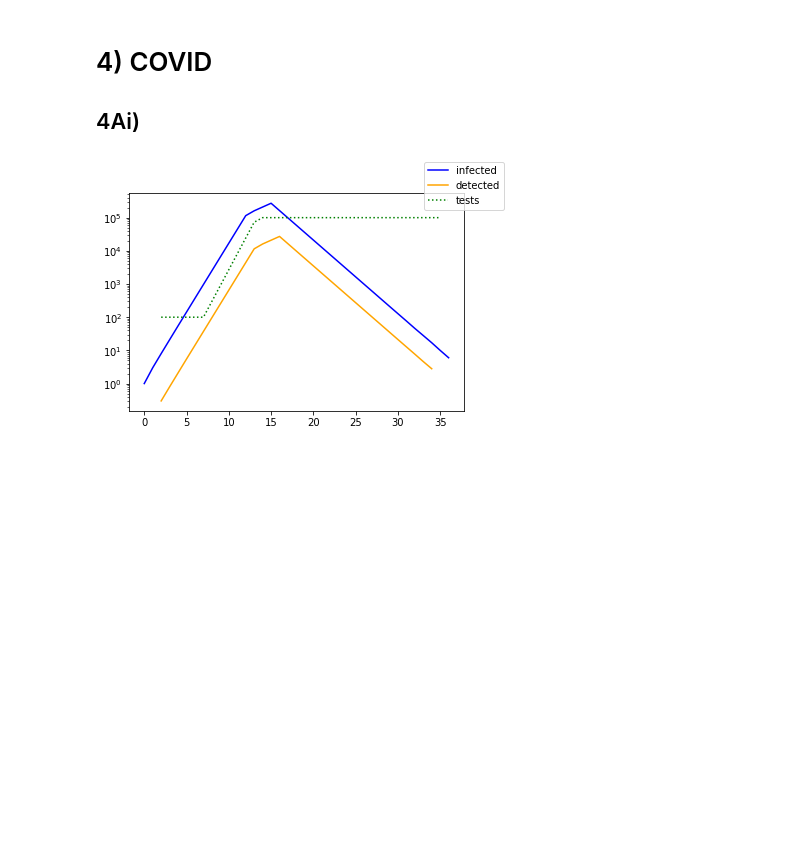
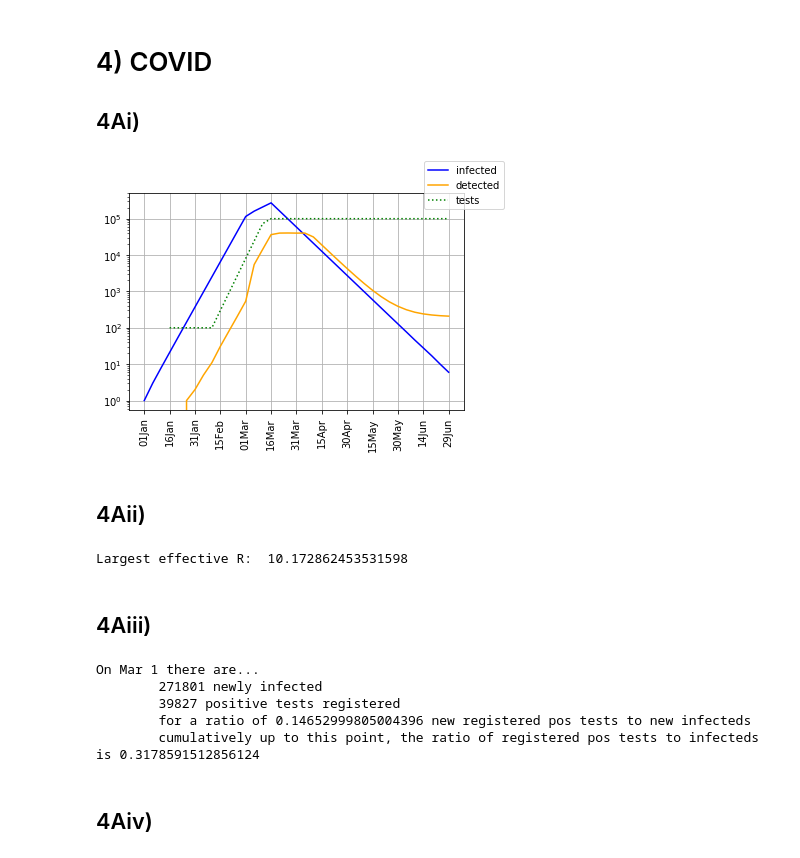
Before and after one commit to emtseng/sp20-info6010, a Jupyter notebook: s4.ipynb, the cells around one changed output. Cells and saved outputs as stored; diff of their text form; code cells hidden in the pictures; blank space fills up the shorter version.

```diff
--- a/s4.ipynb
+++ b/s4.ipynb
@@ -529,16 +593,64 @@ def simulate_4(R, tests, test_likelihood):
+# %%
+params = {
+    'severe': .1,
+    'mild': .6,
+    'asymp': .4,
+    'uninfected_sev': .001,
+    'uninfected_mild': .025,
+    'tests_rationed': 0.75,
+    'tests_ondemand': 0.25,
+    'sev_seek_tests': 1,
+    'mild_seek_tests': .5,
+    'asymp_seek_tests': .02,
+    'fpr': .002,
+    'fnr': .2,
+}
+# %%
+infected, detected = simulate_4(R1, tests1, params)
 # %%
-def plot_epidemic_simulation(R, tests, beta):
-    infected, detected = simulate_4(R, tests, beta)
+def plot_epidemic_simulation(infected, detected, tests):
     fig = plt.figure()
     ax = fig.add_subplot(1,1,1)
-    ax.plot(infected, 'b', label='infected')
-    ax.plot(np.arange(2, len(detected)+2), detected, 'orange', label='detected')
-    ax.plot(np.arange(2, len(tests)+2), tests, 'g', linestyle='dotted', label='tests')
+    ax.plot(np.arange(len(infected)), infected, 'b', label='infected')
+    ax.plot(np.arange(3, len(detected)+3), detected, 'orange', label='detected')
+    ax.plot(np.arange(3, len(tests)+3), tests, 'g', linestyle='dotted', label='tests')
     ax.set_yscale('log')
+    ax.set_xticks(np.arange(len(infected), step=3))
+    ax.set_xticklabels(['01Jan', '16Jan', '31Jan', '15Feb', '01Mar', '16Mar', '31Mar', '15Apr', '30Apr', '15May', '30May', '14Jun', '29Jun'], rotation=90)
     fig.legend()
+    plt.grid(which='major')
     fig.show()
 
-test_likelihood = 0.1
-plot_epidemic_simulation(R1, tests1, test_likelihood)
+plot_epidemic_simulation(infected, detected, tests1)
 # %% [output]
-[figure, old version]
+[figure, new version]
+# %% [markdown]
+## 4Aii)
+# %%
+effective_Rs = [1]
+for idx, det in enumerate(detected):
+    if idx > 1:
+        effective_Rs.append(det / detected[idx-1])
+print('Largest effective R: ', max(effective_Rs))
+# %% [output]
+Largest effective R:  10.172862453531598
+# %% [markdown]
+## 4Aiii)
+# %%
+print('On Mar 1 there are...')
+new_infected = max(infected)
+new_pos_tests = detected[np.argmax(infected)]
+print('\t{} newly infected'.format(new_infected))
+print('\t{} positive tests registered'.format(new_pos_tests))
+print('\tfor a ratio of {} new registered pos tests to new infecteds'.format(new_pos_tests / new_infected))
+cum_pos_tests = sum(detected[:np.argmax(infected)])
+cum_infecteds = sum(infected[:np.argmax(infected)])
+print('\tcumulatively up to this point, the ratio of registered pos tests to infecteds is {}'.format(cum_pos_tests / cum_infecteds))
+# %% [output]
+On Mar 1 there are...
+        271801 newly infected
+        39827 positive tests registered
+        for a ratio of 0.14652999805004396 new registered pos tests to new infecteds
+        cumulatively up to this point, the ratio of registered pos tests to infecteds is 0.3178591512856124
+# %% [markdown]
+## 4Aiv)
```
Also changed, not shown: parts of 19 cells of this notebook.
